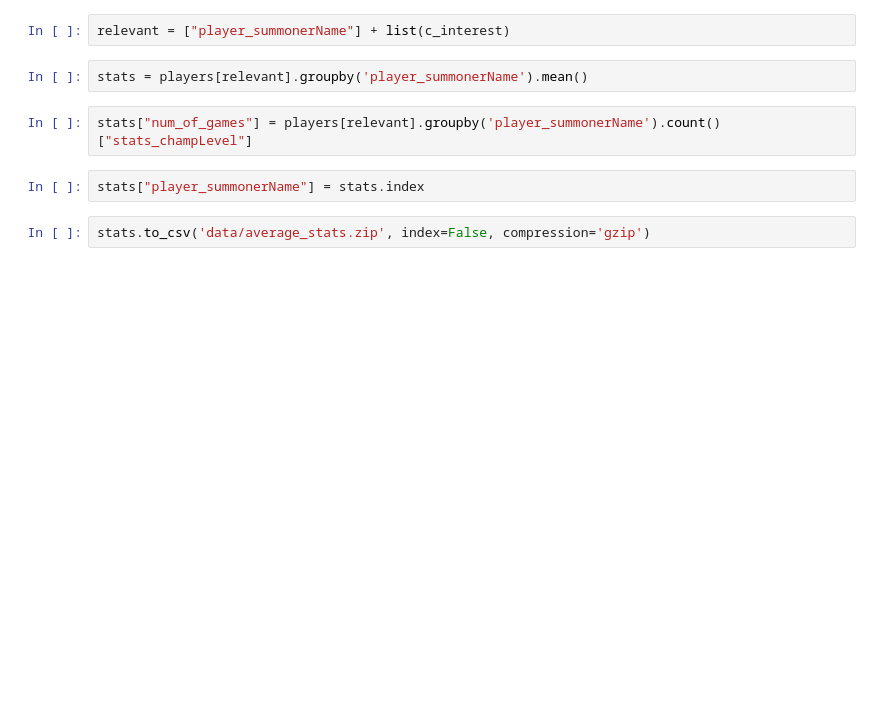
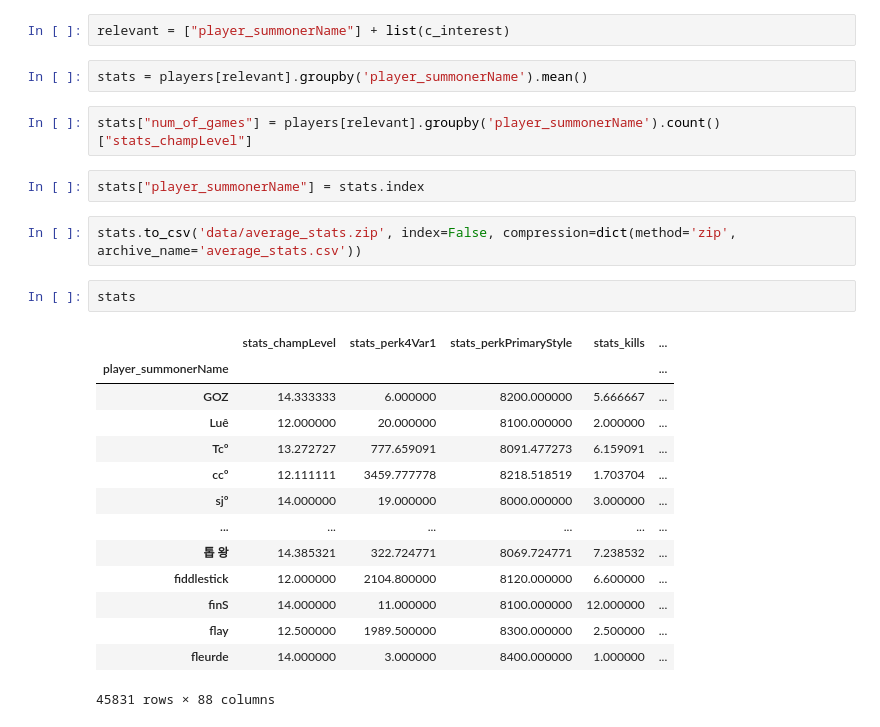
Before and after one commit to dereksov/LoL_Skilled_Players_Analysis, a Jupyter notebook: summoner_stat_averaging.ipynb, the cells around one changed output. Drawn from its saved outputs; the diff is of its cells as text; blank space fills up the shorter version.

```diff
--- a/summoner_stat_averaging.ipynb
+++ b/summoner_stat_averaging.ipynb
@@ -75,4 +75,21 @@ stats["num_of_games"] = players[relevant].groupby('player_summonerName').count()
 # %%
 stats["player_summonerName"] = stats.index
 # %%
-stats.to_csv('data/average_stats.zip', index=False, compression='gzip')
+stats.to_csv('data/average_stats.zip', index=False, compression=dict(method='zip', archive_name='average_stats.csv'))
+# %%
+stats
+# %% [output]
+|  | stats_champLevel | stats_perk4Var1 | stats_perkPrimaryStyle | stats_kills | ... |
+| player_summonerName |  |  |  |  | ... |
+| GOZ | 14.333333 | 6.000000 | 8200.000000 | 5.666667 | ... |
+| Luê | 12.000000 | 20.000000 | 8100.000000 | 2.000000 | ... |
+| Tcº | 13.272727 | 777.659091 | 8091.477273 | 6.159091 | ... |
+| ccº | 12.111111 | 3459.777778 | 8218.518519 | 1.703704 | ... |
+| sjº | 14.000000 | 19.000000 | 8000.000000 | 3.000000 | ... |
+| ... | ... | ... | ... | ... | ... |
+| 톱 왕 | 14.385321 | 322.724771 | 8069.724771 | 7.238532 | ... |
+| ﬁddlestick | 12.000000 | 2104.800000 | 8120.000000 | 6.600000 | ... |
+| ﬁnS | 14.000000 | 11.000000 | 8100.000000 | 12.000000 | ... |
+| ﬂay | 12.500000 | 1989.500000 | 8300.000000 | 2.500000 | ... |
+| ﬂeurde | 14.000000 | 3.000000 | 8400.000000 | 1.000000 | ... |
+45831 rows × 88 columns
```
Also changed, not shown: parts of 1 cell of this notebook, 2 other files.
